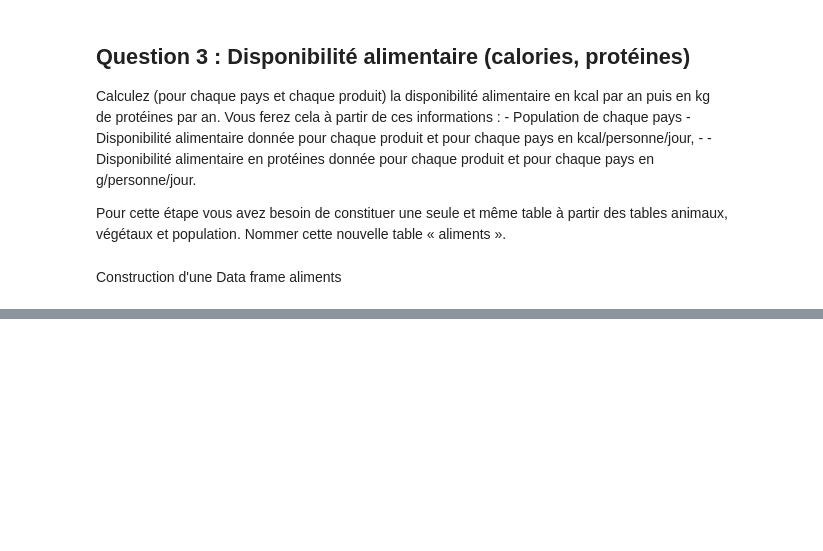
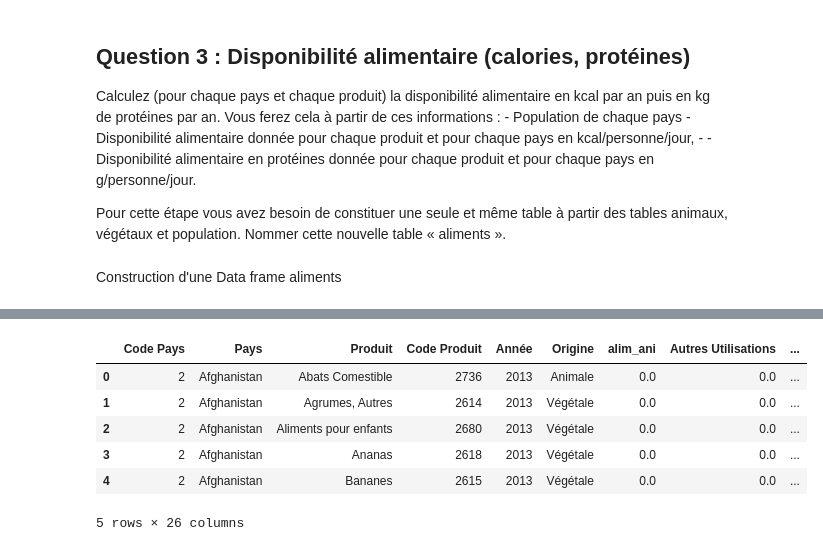
Before and after one commit to Tarik37/FAO_Project_Tarik_FengFeng, a Jupyter notebook: FAO_Data_Analyse_Fengfeng_Tarik.ipynb, the cells around one changed output, grey strips where cells are left out. Saved outputs shown, nothing was run; the diff lists cells and outputs as text; code cells hidden in the pictures; blank space fills up the shorter version.

```diff
--- a/FAO_Data_Analyse_Fengfeng_Tarik.ipynb
+++ b/FAO_Data_Analyse_Fengfeng_Tarik.ipynb
@@ -194,0 +289,6 @@ aliments = animal_vegetal.join(population, on= "Code_Pays_id",how="left", rsuffi
+# %%
+# Calcul disponibilité alimentaire Kcal/an = dispo_alim_kcal_p_j * (population*1000) * 365
+aliments['dispo_alim_kcal_an'] = aliments['dispo_alim_kcal_p_j'] * (aliments['population'] * 1000)
+aliments['dispo_prot_kg_an'] = aliments['dispo_prot_g_p_j'] * (aliments['population'] * 1000) *1000 * 365
+aliments['dispo_alim_kg_an'] = aliments['dispo_alim_kg_p_an'] * (aliments['population'] * 1000)
+aliments.columns
@@ -194,0 +304,10 @@ aliments = animal_vegetal.join(population, on= "Code_Pays_id",how="left", rsuffi
+# %%
+aliments.head(5)
+# %% [output]
+|  | Code Pays | Pays | Produit | Code Produit | Année | Origine | alim_ani | Autres Utilisations | ... |
+| 0 | 2 | Afghanistan | Abats Comestible | 2736 | 2013 | Animale | 0.0 | 0.0 | ... |
+| 1 | 2 | Afghanistan | Agrumes, Autres | 2614 | 2013 | Végétale | 0.0 | 0.0 | ... |
+| 2 | 2 | Afghanistan | Aliments pour enfants | 2680 | 2013 | Végétale | 0.0 | 0.0 | ... |
+| 3 | 2 | Afghanistan | Ananas | 2618 | 2013 | Végétale | 0.0 | 0.0 | ... |
+| 4 | 2 | Afghanistan | Bananes | 2615 | 2013 | Végétale | 0.0 | 0.0 | ... |
+5 rows × 26 columns
```
Also changed, not shown: parts of 10 cells of this notebook.
